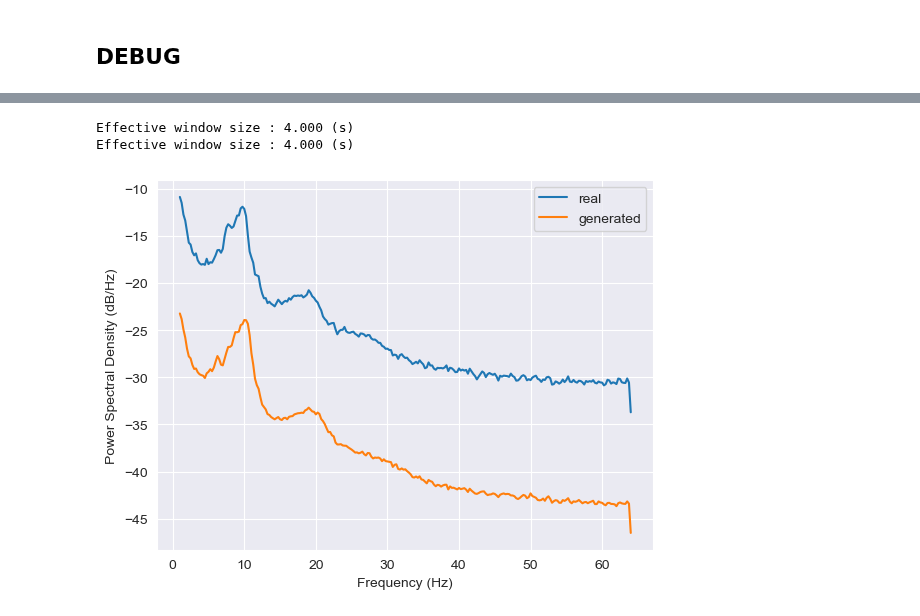
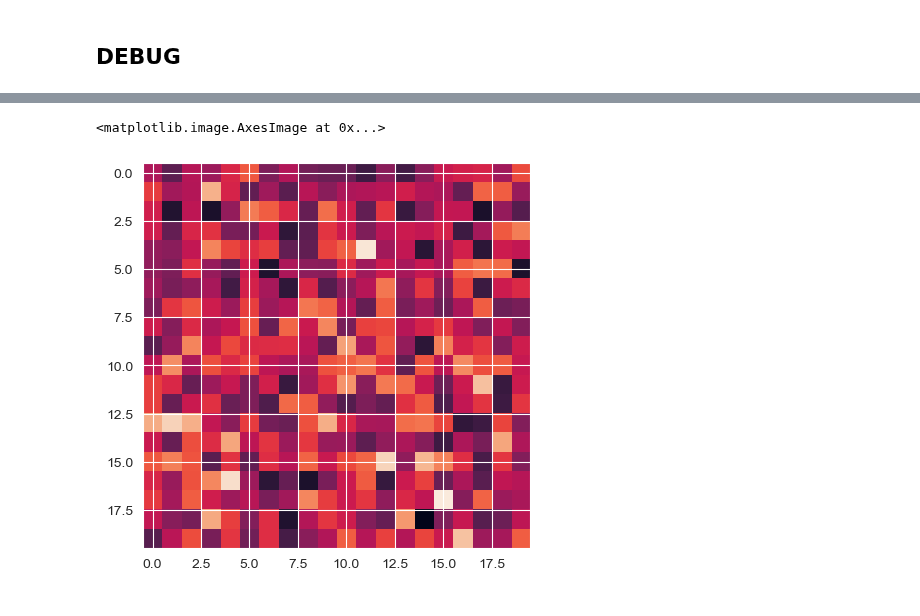
Before and after one commit to Yeganehfrh/EEGModalNet, a Jupyter notebook: notebooks/Debug.ipynb, the cells around one changed output, grey strips where cells are left out. Drawn from its saved outputs; the diff is of its cells as text; code cells hidden in the pictures.

```diff
--- a/notebooks/Debug.ipynb
+++ b/notebooks/Debug.ipynb
@@ -364,8 +291,7 @@ Effective window size : 4.000 (s)
-# %%
-plot_psd(x_.cpu().detach(), fmin=1, fmax=200, n_fft=512, label='real', show=False)
-plot_psd(x, fmin=1, fmax=200, n_fft=512, label='generated', show=True)
-plt.show()
-# %% [output]
-Effective window size : 4.000 (s)
-Effective window size : 4.000 (s)
-[figure, removed]
+# %%
+w1 = np.array(wgan_gp.critic.sub_layer.get_weights()).squeeze()
+plt.figure(figsize=(5, 5))
+plt.imshow(w1, aspect='auto')
+# %% [output]
+<matplotlib.image.AxesImage at 0x...>
+[figure, added]
```
Also changed, not shown: parts of 17 cells of this notebook, 2 other files.
